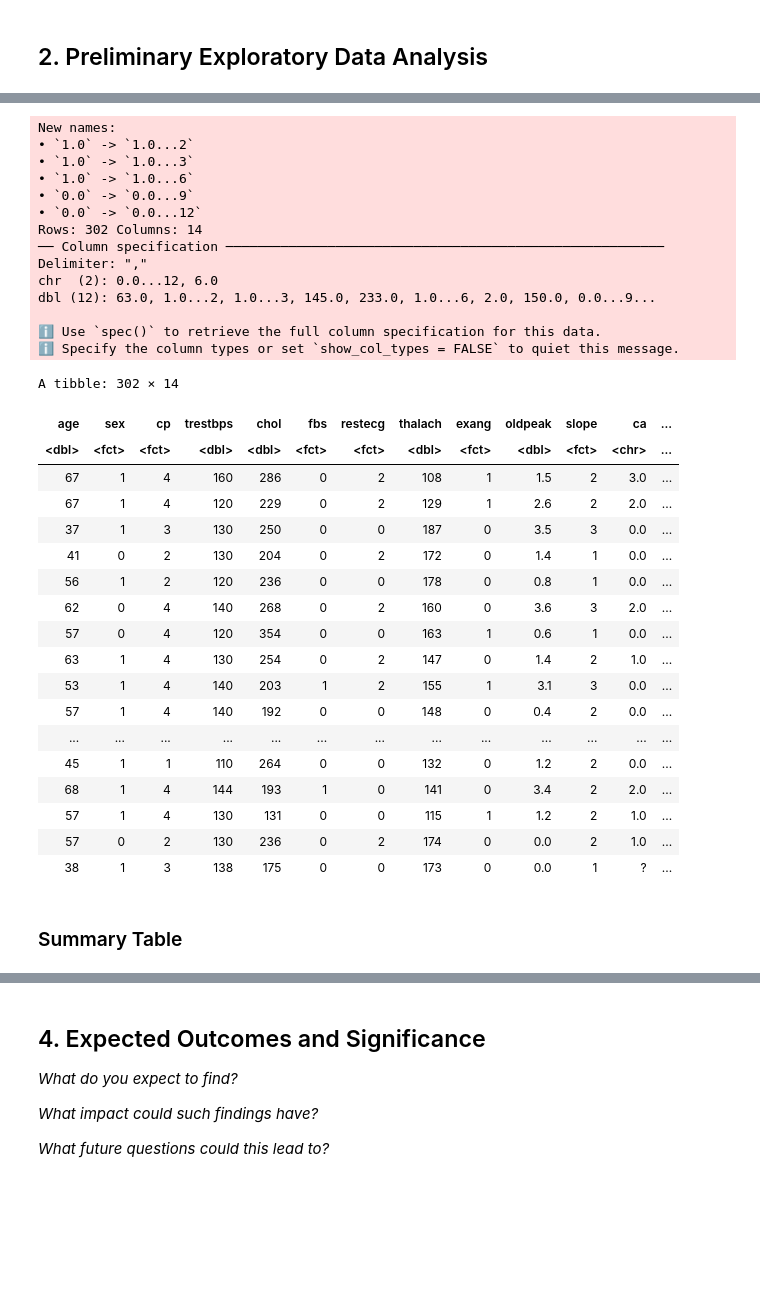
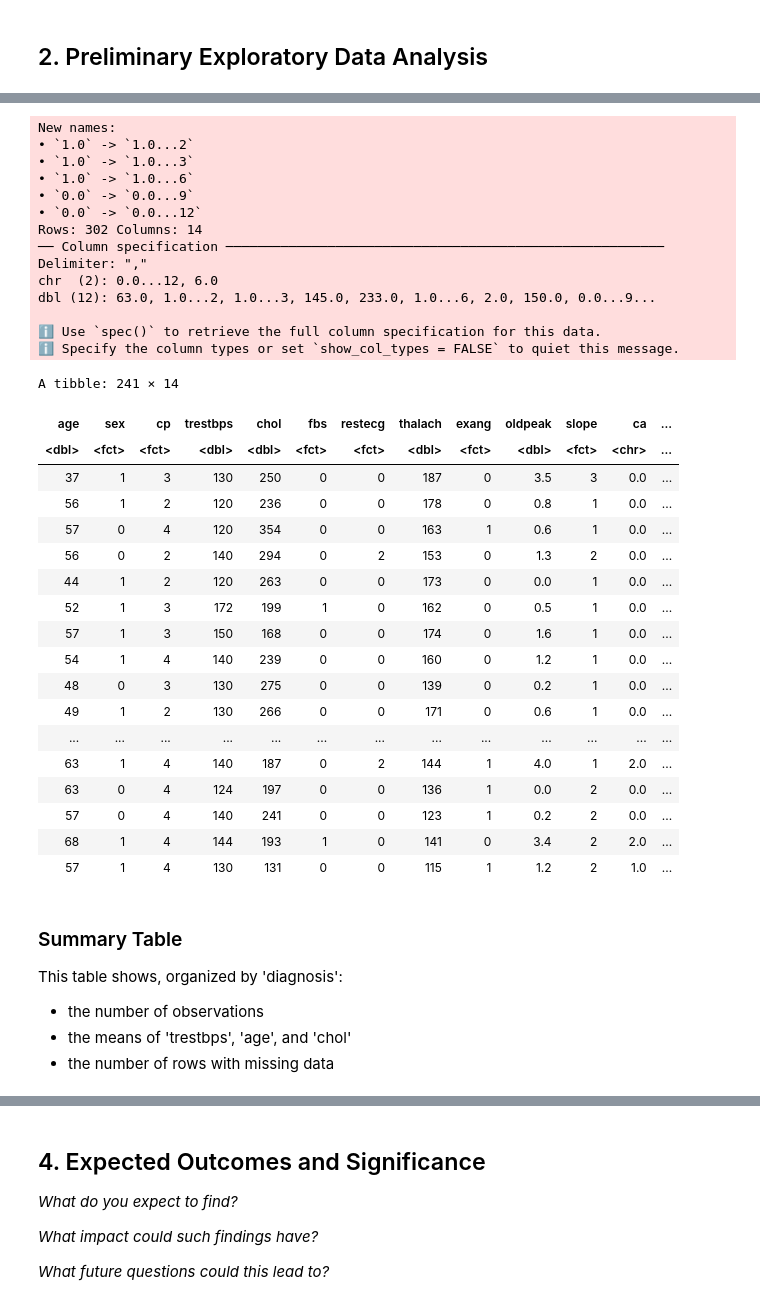
Before and after one commit to y-ilao/dsci100_project, a Jupyter notebook: data/heart_disease/proposal.ipynb, the cells around one changed output, grey strips where cells are left out. Cells and saved outputs as stored; diff of their text form; code cells hidden in the pictures; blank space fills up the shorter version.

```diff
--- a/data/heart_disease/proposal.ipynb
+++ b/data/heart_disease/proposal.ipynb
@@ -33,7 +53,8 @@ cols <- c("age", "sex", "cp", "trestbps",
              "exang", "oldpeak", "slope", "ca",
              "thal", "num")
 colnames(cleveland) <- cols
-cleveland <- cleveland |> mutate(sex = as.factor(sex),
+cleveland <- cleveland |> mutate(
+                    sex = as.factor(sex),
                     cp = as.factor(cp),
                     fbs = as.factor(fbs),
                     restecg = as.factor(restecg),
@@ -42,51 +63,61 @@ cleveland <- cleveland |> mutate(sex = as.factor(sex),
                     thal = as.factor(thal),
                     num = as.factor(num))
 
 # Since the variable we are classifying is 'num', the diagnosis of heart disease,
 # we must separate positive diagnoses (1-4) from negative diagnoses (0).
 # I will also rename the 'num' column to 'diagnosis' to make it more readable.
 
 cleveland <- cleveland |>
     mutate(num = fct_recode(num, "Positive" = "1", "Positive" = "2",
                             "Positive" = "3", "Positive" = "4",
                             "Negative" = "0")) |>
     setnames("num", "diagnosis")
 
-cleveland
+# Now we split the data into training and testing data
+
+cleveland_split <- initial_split(cleveland, prop = 0.8, strata = diagnosis)
+cleveland_train <- training(cleveland_split)
+cleveland_test <- testing(cleveland_split)
+cleveland_train
 # %% [output]
 New names:
 • `1.0` -> `1.0...2`
 • `1.0` -> `1.0...3`
 • `1.0` -> `1.0...6`
 • `0.0` -> `0.0...9`
 • `0.0` -> `0.0...12`
 Rows: 302 Columns: 14
 ── Column specification ────────────────────────────────────────────────────────
 Delimiter: ","
 chr  (2): 0.0...12, 6.0
 dbl (12): 63.0, 1.0...2, 1.0...3, 145.0, 233.0, 1.0...6, 2.0, 150.0, 0.0...9...
 
 ℹ Use `spec()` to retrieve the full column specification for this data.
 ℹ Specify the column types or set `show_col_types = FALSE` to quiet this message.
-A tibble: 302 × 14
+A tibble: 241 × 14
 | age | sex | cp | trestbps | chol | fbs | restecg | thalach | exang | oldpeak | slope | ca | ... |
 | <dbl> | <fct> | <fct> | <dbl> | <dbl> | <fct> | <fct> | <dbl> | <fct> | <dbl> | <fct> | <chr> | ... |
-| 67 | 1 | 4 | 160 | 286 | 0 | 2 | 108 | 1 | 1.5 | 2 | 3.0 | ... |
-| 67 | 1 | 4 | 120 | 229 | 0 | 2 | 129 | 1 | 2.6 | 2 | 2.0 | ... |
 | 37 | 1 | 3 | 130 | 250 | 0 | 0 | 187 | 0 | 3.5 | 3 | 0.0 | ... |
-| 41 | 0 | 2 | 130 | 204 | 0 | 2 | 172 | 0 | 1.4 | 1 | 0.0 | ... |
 | 56 | 1 | 2 | 120 | 236 | 0 | 0 | 178 | 0 | 0.8 | 1 | 0.0 | ... |
-| 62 | 0 | 4 | 140 | 268 | 0 | 2 | 160 | 0 | 3.6 | 3 | 2.0 | ... |
 | 57 | 0 | 4 | 120 | 354 | 0 | 0 | 163 | 1 | 0.6 | 1 | 0.0 | ... |
-| 63 | 1 | 4 | 130 | 254 | 0 | 2 | 147 | 0 | 1.4 | 2 | 1.0 | ... |
-| 53 | 1 | 4 | 140 | 203 | 1 | 2 | 155 | 1 | 3.1 | 3 | 0.0 | ... |
-| 57 | 1 | 4 | 140 | 192 | 0 | 0 | 148 | 0 | 0.4 | 2 | 0.0 | ... |
+| 56 | 0 | 2 | 140 | 294 | 0 | 2 | 153 | 0 | 1.3 | 2 | 0.0 | ... |
+| 44 | 1 | 2 | 120 | 263 | 0 | 0 | 173 | 0 | 0.0 | 1 | 0.0 | ... |
+| 52 | 1 | 3 | 172 | 199 | 1 | 0 | 162 | 0 | 0.5 | 1 | 0.0 | ... |
+| 57 | 1 | 3 | 150 | 168 | 0 | 0 | 174 | 0 | 1.6 | 1 | 0.0 | ... |
+| 54 | 1 | 4 | 140 | 239 | 0 | 0 | 160 | 0 | 1.2 | 1 | 0.0 | ... |
+| 48 | 0 | 3 | 130 | 275 | 0 | 0 | 139 | 0 | 0.2 | 1 | 0.0 | ... |
+| 49 | 1 | 2 | 130 | 266 | 0 | 0 | 171 | 0 | 0.6 | 1 | 0.0 | ... |
 | ... | ... | ... | ... | ... | ... | ... | ... | ... | ... | ... | ... | ... |
-| 45 | 1 | 1 | 110 | 264 | 0 | 0 | 132 | 0 | 1.2 | 2 | 0.0 | ... |
+| 63 | 1 | 4 | 140 | 187 | 0 | 2 | 144 | 1 | 4.0 | 1 | 2.0 | ... |
+| 63 | 0 | 4 | 124 | 197 | 0 | 0 | 136 | 1 | 0.0 | 2 | 0.0 | ... |
+| 57 | 0 | 4 | 140 | 241 | 0 | 0 | 123 | 1 | 0.2 | 2 | 0.0 | ... |
 | 68 | 1 | 4 | 144 | 193 | 1 | 0 | 141 | 0 | 3.4 | 2 | 2.0 | ... |
 | 57 | 1 | 4 | 130 | 131 | 0 | 0 | 115 | 1 | 1.2 | 2 | 1.0 | ... |
-| 57 | 0 | 2 | 130 | 236 | 0 | 2 | 174 | 0 | 0.0 | 2 | 1.0 | ... |
-| 38 | 1 | 3 | 138 | 175 | 0 | 0 | 173 | 0 | 0.0 | 1 | ? | ... |
 # %% [markdown]
 ### Summary Table
+
+This table shows, organized by 'diagnosis':
+ - the number of observations
+ - the means of 'trestbps', 'age', and 'chol'
+ - the number of rows with missing data
 # %%
```
Also changed, not shown: parts of 8 cells of this notebook.
